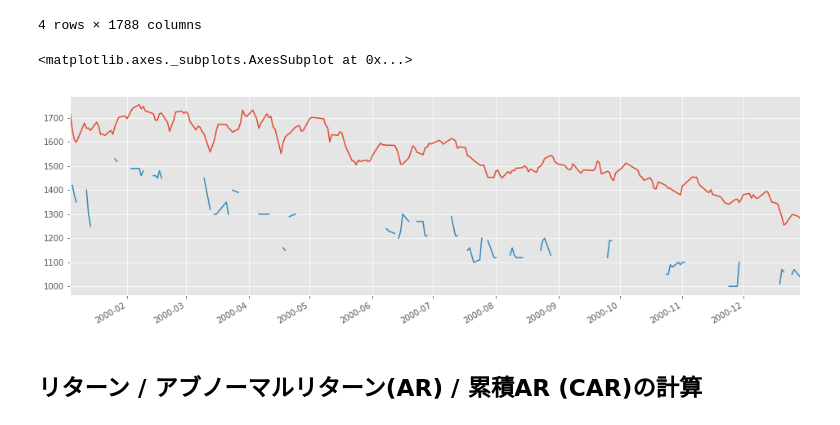
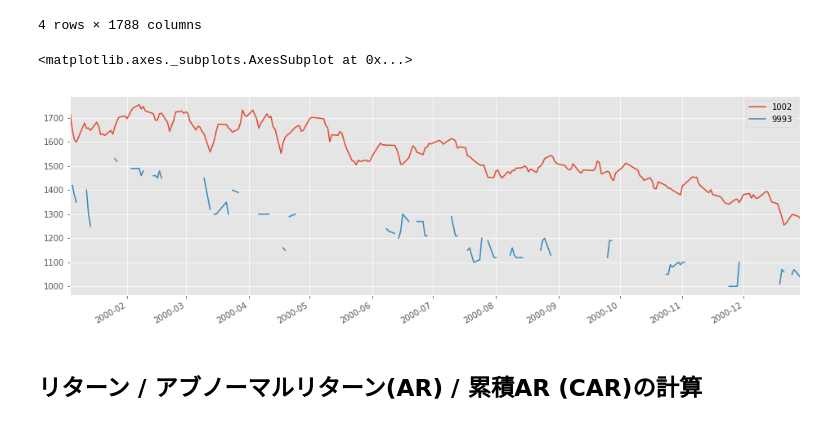
Before and after one commit to yoshihikosuzuki/ar_analysis, a Jupyter notebook: calc_car/1. Calculation and some plots on AR and CAR.ipynb, the cells around one changed output. Cells and saved outputs as stored; diff of their text form; code cells hidden in the pictures.

```diff
--- a/calc_car/1. Calculation and some plots on AR and CAR.ipynb
+++ b/calc_car/1. Calculation and some plots on AR and CAR.ipynb
@@ -82,12 +82,12 @@ kabuka['2000-01-01':'2000-01-07']
 | 2000-01-07 | 1599.01 | 1448.99 | 1353.33 | 1415.54 | 1051.18 | 1295.03 | 886.78 | NaN | 137.0 | NaN | ... | ... |
 4 rows × 1788 columns
 # %%
-## 株価のプロットの例
-kabuka["1002"]['2000-01':'2000-12'].plot(figsize = (16, 5))   # 青色、TOPIX
-kabuka["9993"]['2000-01':'2000-12'].plot(figsize = (16, 5))   # オレンジ色、欠損値を含む例
+## 株価のプロットで欠損値を含む例
+kabuka["1002"]['2000-01':'2000-12'].plot(figsize = (16, 5), legend = True)
+kabuka["9993"]['2000-01':'2000-12'].plot(figsize = (16, 5), legend = True)
 # %% [output]
 <matplotlib.axes._subplots.AxesSubplot at 0x...>
-[figure, old version]
+[figure, new version]
 # %% [markdown]
 ## リターン / アブノーマルリターン(AR) / 累積AR (CAR)の計算
 # %%
```
Also changed, not shown: parts of 15 cells of this notebook, 2 other files.
